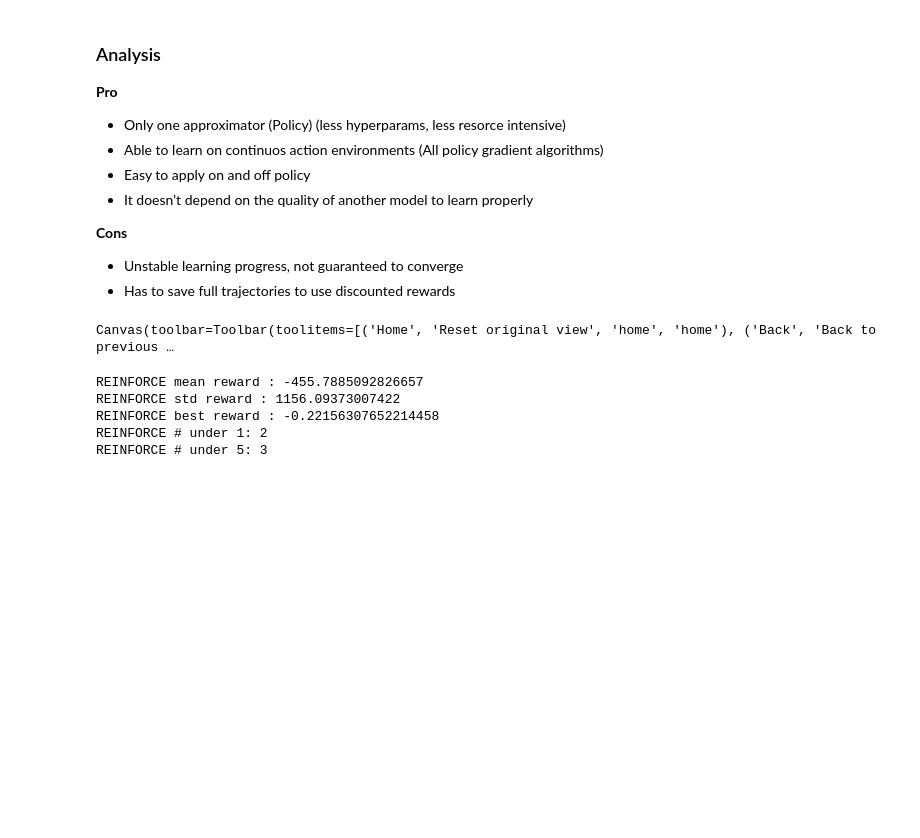
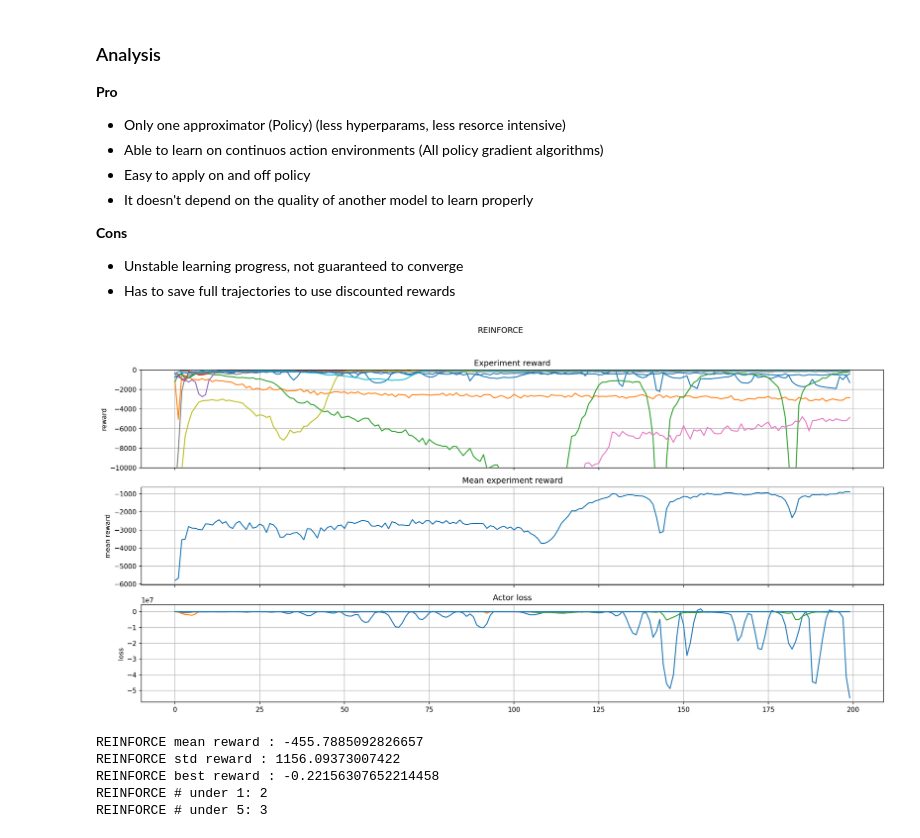
Before and after one commit to JuanPedroGHM/TestRLFrameworkPleaseIgnore, a Jupyter notebook: notebooks/results.ipynb, the cells around one changed output. Cells and saved outputs as stored; diff of their text form; code cells hidden in the pictures; blank space fills up the shorter version.

Commit message:
Maybe plots are now visible and bigger by default, will know right after I push the commit sadly

```diff
--- a/notebooks/results.ipynb
+++ b/notebooks/results.ipynb
@@ -4,8 +4,10 @@ import numpy as np
 import pickle
 import json
 import pathlib
+%matplotlib notebook
 import matplotlib.pyplot as plt
-%matplotlib widget
+plt.rcParams['figure.figsize'] = [20, 3]
+plt.rcParams['figure.dpi'] = 150
 
 import os
 import sys
@@ -27,7 +29,6 @@ def importExperimentData(experiment: str):
 
     return data
 # %%
-%matplotlib widget
 def plotExpData(data, title):
 
     rewardData = np.vstack(list(map(lambda x: x[1]['rewards'][0], data)))
@@ -41,14 +42,14 @@ def plotExpData(data, title):
         criticLoss = np.vstack(list(map(lambda x: x[1][ckey][0], data)))
 
     if ckey:
-        fig, axs = plt.subplots(4, 1, sharex=True)
+        fig, axs = plt.subplots(4, 1, sharex=True, figsize=(20,12))
         axs[3].plot(criticLoss.T)
         axs[3].set_ylabel('loss')
         axs[3].set_ylim((-10, 50000))
         axs[3].set_title('Critic loss')
         axs[3].grid()
     else:
-        fig, axs = plt.subplots(3, 1, sharex=True)
+        fig, axs = plt.subplots(3, 1, sharex=True, figsize=(20, 9))
 
     fig.suptitle(title)
     axs[0].plot(rewardData.T)
@@ -67,8 +68,7 @@ def plotExpData(data, title):
     axs[2].set_title('Actor loss')
     axs[2].grid()
 
-    fig.show()
-    return np.mean(rewardData, axis=0)
+    return fig, np.mean(rewardData, axis=0)
 # %%
 def resultsTable(name, data):
     rewardData = np.array(list(map(lambda x: x[2]['meanReward'], data)))
@@ -122,9 +122,10 @@ The actor network is updated every timestep. The target network is used for gene
 # %%
 reinforceData = importExperimentData('REINFORCE')
 # %%
-reinforceMean = plotExpData(reinforceData, 'REINFORCE')
+fig, reinforceMean = plotExpData(reinforceData, 'REINFORCE')
+fig
 # %% [output]
-Canvas(toolbar=Toolbar(toolitems=[('Home', 'Reset original view', 'home', 'home'), ('Back', 'Back to previous …
+[figure, added]
 # %%
 reinforceStats = resultsTable('REINFORCE', reinforceData)
 # %% [output]
```
Also changed, not shown: parts of 4 cells of this notebook.
